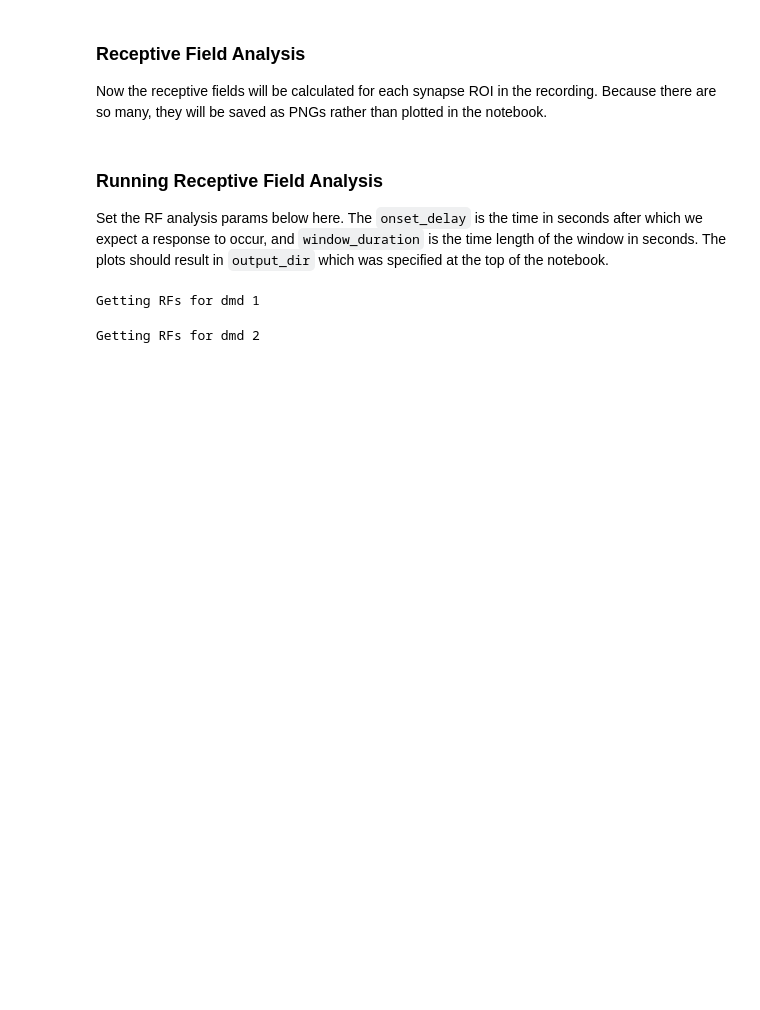
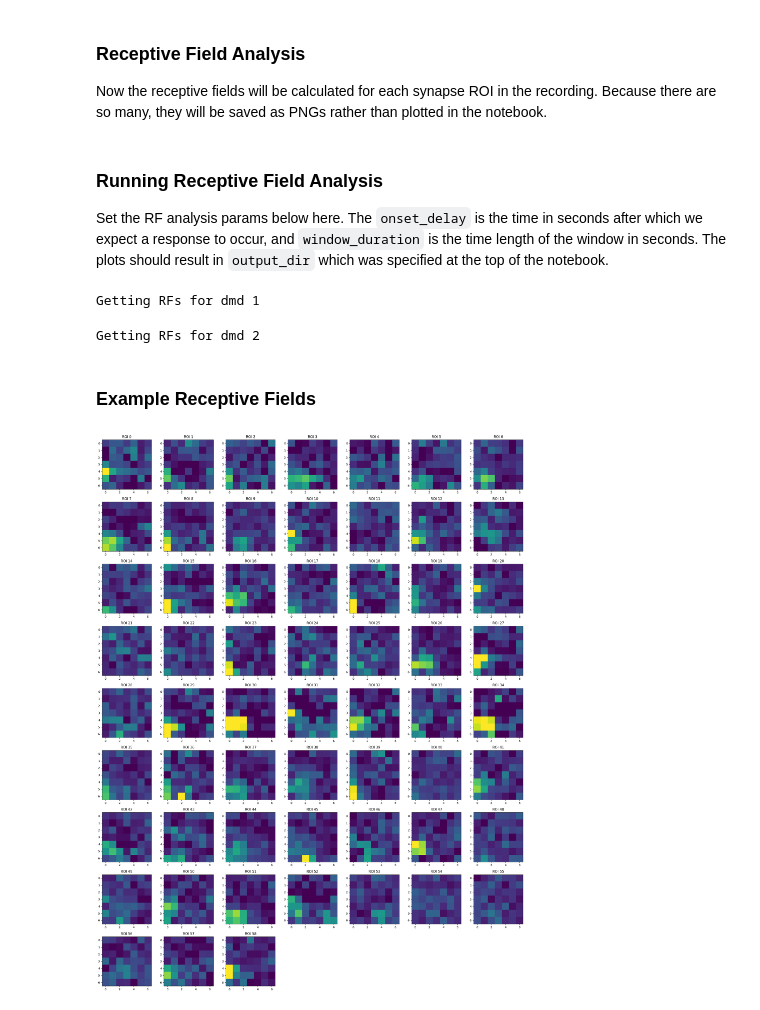
Before and after one commit to AllenNeuralDynamics/openscope-community-predictive-processing, a Jupyter notebook: docs/notebooks/pilot_analysis_rfs.ipynb, the cells around one changed output. Cells and saved outputs as stored; diff of their text form; code cells hidden in the pictures; blank space fills up the shorter version.

```diff
--- a/docs/notebooks/pilot_analysis_rfs.ipynb
+++ b/docs/notebooks/pilot_analysis_rfs.ipynb
@@ -397,3 +413,20 @@ for dmd in [1, 2]:
 # %% [output]
 Getting RFs for dmd 1
 Getting RFs for dmd 2
+# %% [markdown]
+### Example Receptive Fields
+# %%
+n_cols = 7
+n_rows = (len(rfs_matrix) // n_cols) + 1
+fig, ax = plt.subplots(n_rows, n_cols, figsize=(n_cols*3, n_rows*3))
+for i in range(n_cols*n_rows):
+    col = i % n_cols
+    row = i // n_cols
+    if i >= len(rfs_matrix):
+        ax[row, col].axis('off')
+        continue
+    ax[row, col].imshow(rfs_matrix[i], clim=[-0.1, 0.5])
+    ax[row, col].set_title(f'ROI {i}')
+plt.tight_layout()
+# %% [output]
+[figure, added]
```
Also changed, not shown: parts of 8 cells of this notebook.
